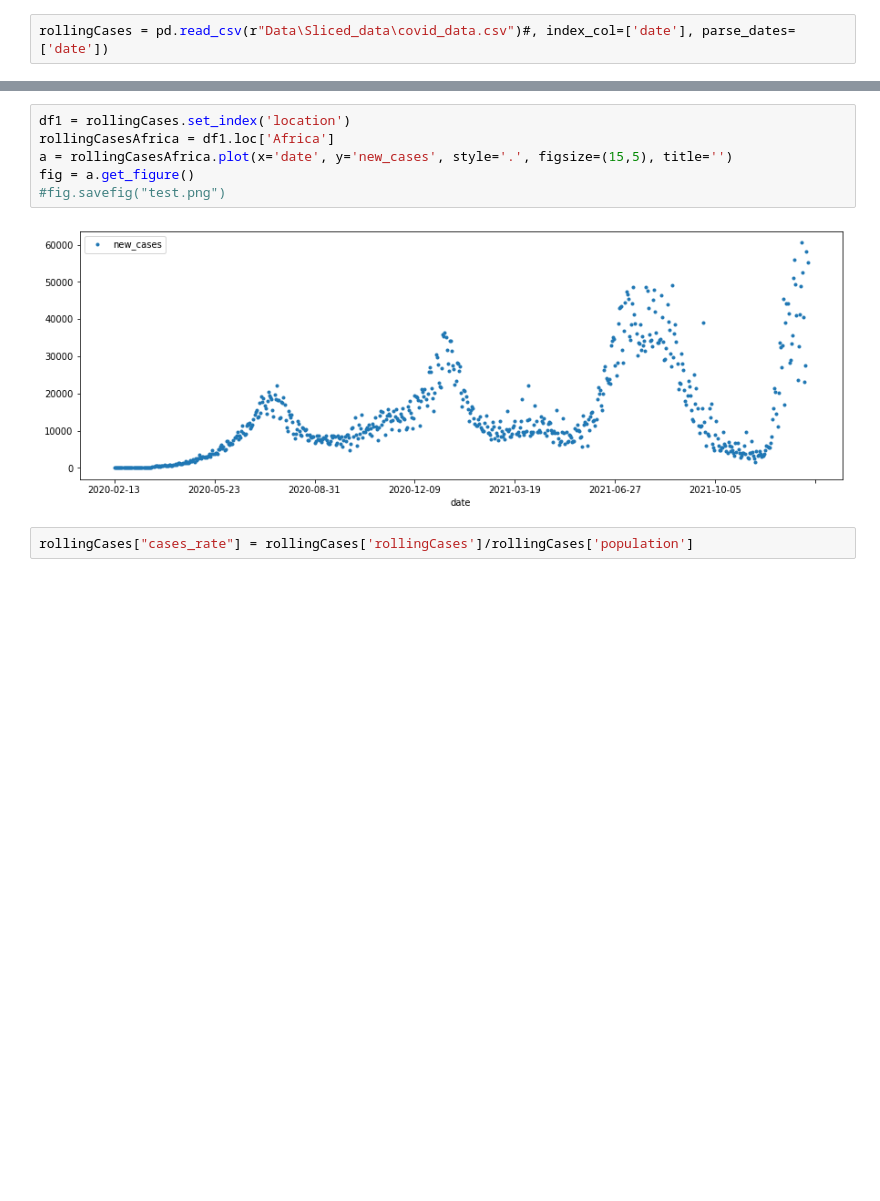
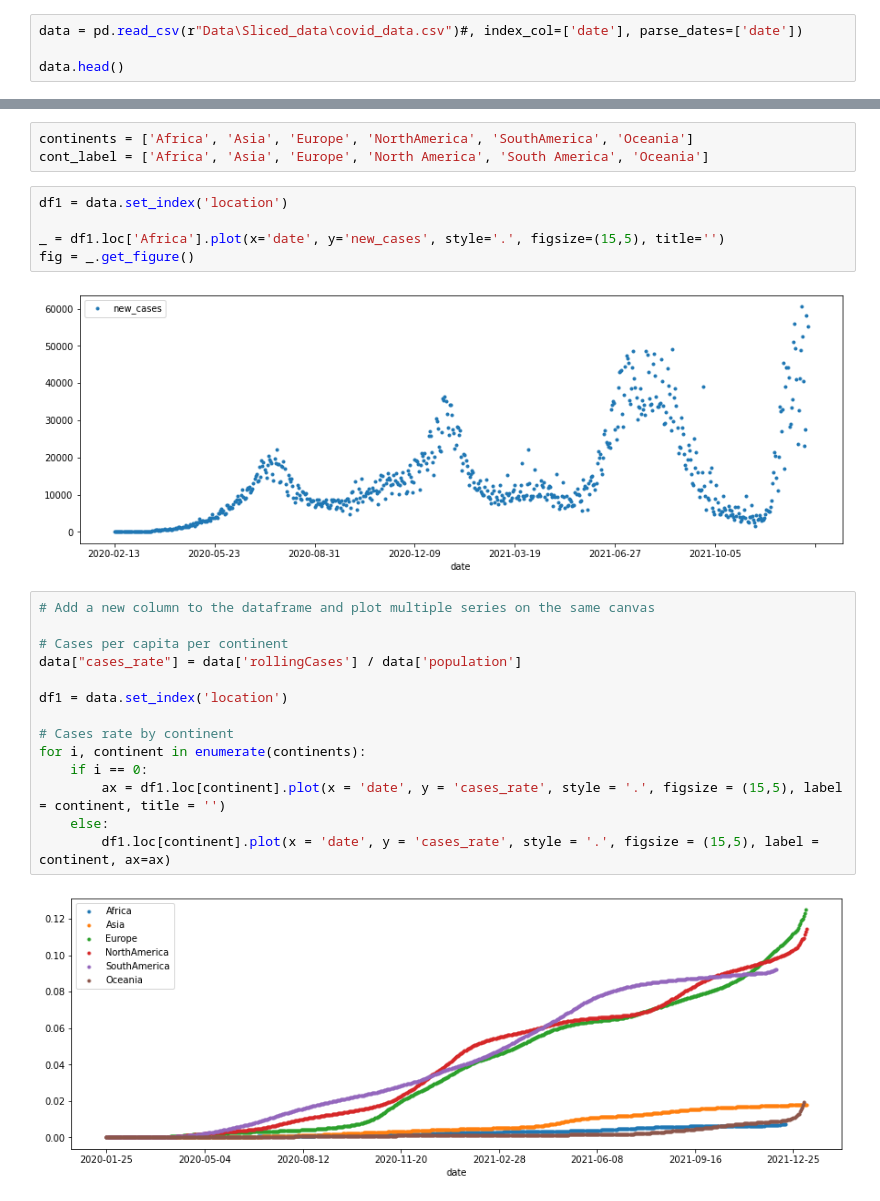
Before and after one commit to msdec321/DataAnalysisWorkbooks, a Jupyter notebook: Covid19/Covid19_workbook.ipynb, the cells around one changed output, grey strips where cells are left out. Saved outputs shown, nothing was run; the diff lists cells and outputs as text; blank space fills up the shorter version.

Commit message:
Expanded covid19 ipynb with cases per capita, deaths per capita, death-case ratio, all per continent

```diff
--- a/Covid19/Covid19_workbook.ipynb
+++ b/Covid19/Covid19_workbook.ipynb
@@ -2,4 +2,6 @@
 import pandas as pd
 import matplotlib.pyplot as plt
 # %%
-rollingCases = pd.read_csv(r"Data\Sliced_data\covid_data.csv")#, index_col=['date'], parse_dates=['date'])
+data = pd.read_csv(r"Data\Sliced_data\covid_data.csv")#, index_col=['date'], parse_dates=['date'])
+
+data.head()
@@ -6,10 +15,26 @@ rollingCases = pd.read_csv(r"Data\Sliced_data\covid_data.csv")#, index_col=['dat
+# %%
+continents = ['Africa', 'Asia', 'Europe', 'NorthAmerica', 'SouthAmerica', 'Oceania']
+cont_label = ['Africa', 'Asia', 'Europe', 'North America', 'South America', 'Oceania']
 # %%
-df1 = rollingCases.set_index('location')
-rollingCasesAfrica = df1.loc['Africa']
-a = rollingCasesAfrica.plot(x='date', y='new_cases', style='.', figsize=(15,5), title='')
-fig = a.get_figure()
-#fig.savefig("test.png")
+df1 = data.set_index('location')
+
+_ = df1.loc['Africa'].plot(x='date', y='new_cases', style='.', figsize=(15,5), title='')
+fig = _.get_figure()
 # %% [output]
 [figure]
 # %%
-rollingCases["cases_rate"] = rollingCases['rollingCases']/rollingCases['population']
+# Add a new column to the dataframe and plot multiple series on the same canvas
+
+# Cases per capita per continent
+data["cases_rate"] = data['rollingCases'] / data['population']
+
+df1 = data.set_index('location')
+
+# Cases rate by continent
+for i, continent in enumerate(continents):
+    if i == 0:
+        ax = df1.loc[continent].plot(x = 'date', y = 'cases_rate', style = '.', figsize = (15,5), label = continent, title = '')
+    else:
+        df1.loc[continent].plot(x = 'date', y = 'cases_rate', style = '.', figsize = (15,5), label = continent, ax=ax)
+# %% [output]
+[figure, added]
```
Also changed, not shown: parts of 3 cells of this notebook.
